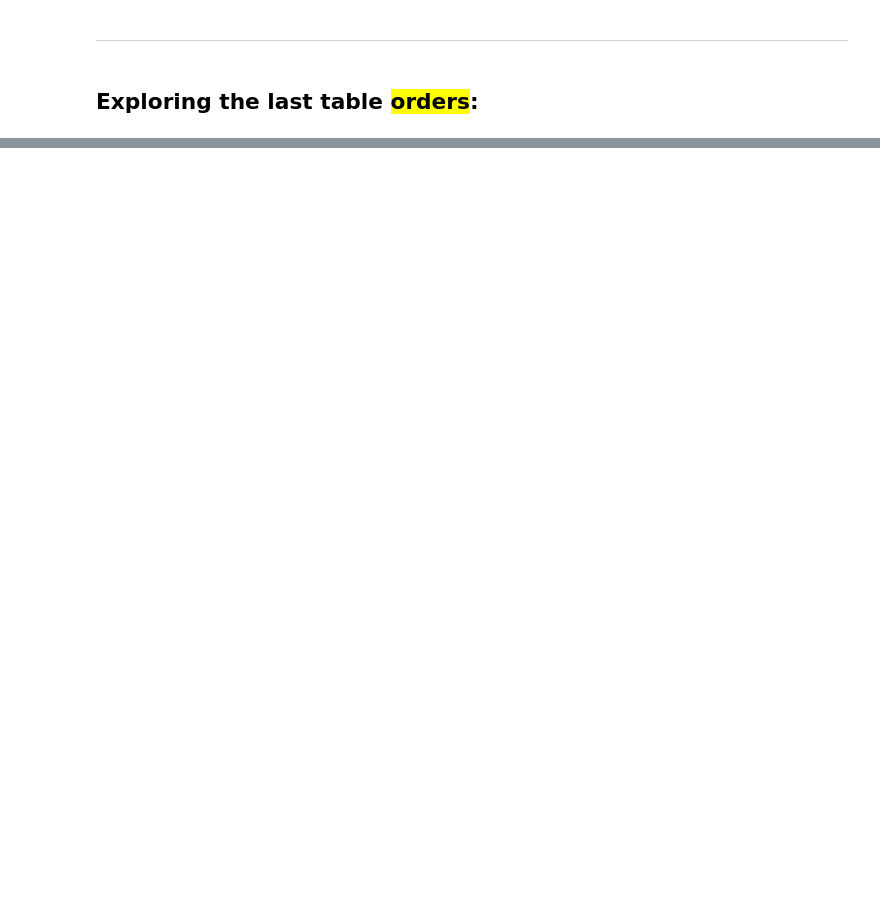
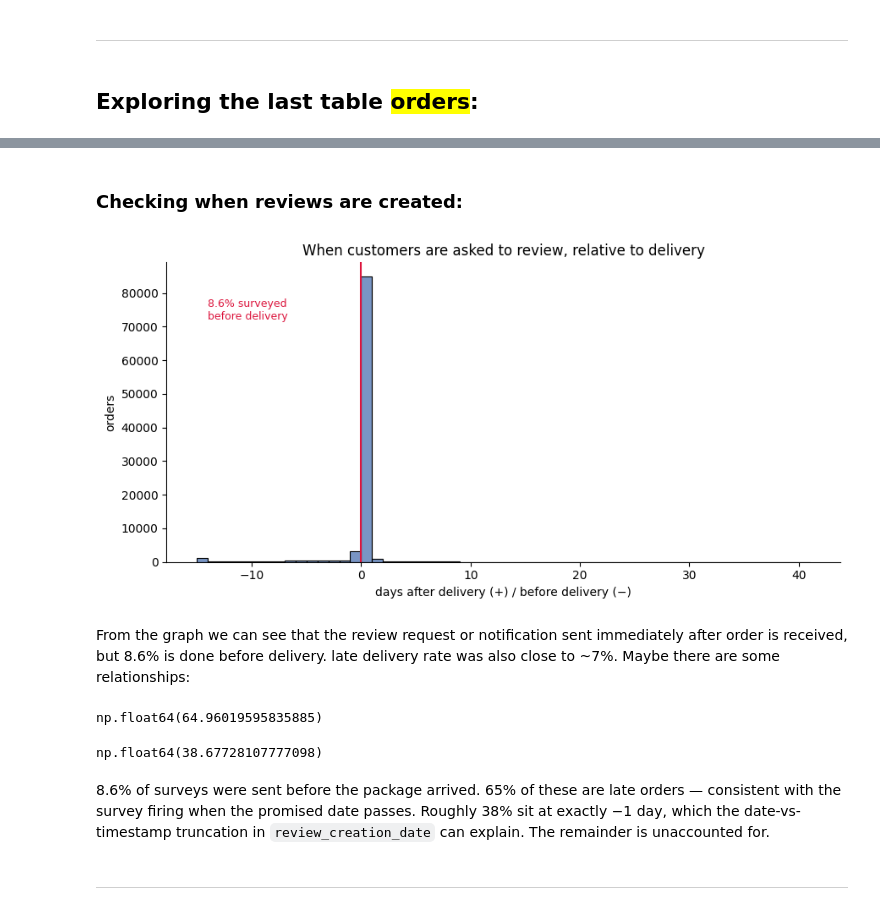
Before and after one commit to doniyor117/olist-marketplace-analysis, a Jupyter notebook: lab/lab.ipynb, the cells around one changed output, grey strips where cells are left out. Saved outputs shown, nothing was run; the diff lists cells and outputs as text; code cells hidden in the pictures; blank space fills up the shorter version.

```diff
--- a/lab/lab.ipynb
+++ b/lab/lab.ipynb
@@ -320,0 +807,15 @@ sus_tables_rel[sus_tables[2]]
+# %%
+reviews_agg = dataset['order_reviews'].groupby(by='order_id').agg({
+    'review_score':'mean',
+    'review_creation_date':'first',
+    'has_comment':'first'
+})
+
+orders_agg = orders_agg.merge(reviews_agg, how='inner', on='order_id')
+
+orders_agg['review_delay'] = (
+    pd.to_datetime(orders_agg['review_creation_date']) -
+    orders_agg['order_delivered_customer_date']
+).dt.days
+
+orders_agg.columns
@@ -320,0 +835,41 @@ sus_tables_rel[sus_tables[2]]
+# %% [markdown]
+### Checking when reviews are created:
+# %%
+fig, ax = plt.subplots(figsize=(9, 4.5))
+
+sns.histplot(orders_agg.review_delay.clip(-15, 40),
+             bins=range(-15, 42, 1), ax=ax, color="#4c72b0")
+
+ax.axvline(0, color="crimson", lw=1.5)
+
+before = (orders_agg.review_delay < 0).mean() * 100
+ax.text(-14, ax.get_ylim()[1] * 0.88,
+        f"{before:.1f}% surveyed\nbefore delivery",
+        color="crimson", fontsize=9, va="top")
+
+ax.set(title="When customers are asked to review, relative to delivery",
+       xlabel="days after delivery (+) / before delivery (−)",
+       ylabel="orders")
+sns.despine(ax=ax)
+
+plt.tight_layout()
+plt.gcf().savefig(os.path.join(FIGURES_DIR, "promise_vs_reliability.png"), dpi=200, bbox_inches='tight')
+# %% [output]
+[figure, added]
+# %% [markdown]
+From the graph we can see that the review request or notification sent immediately after order is received, but 8.6% is done before delivery. late delivery rate was also close to ~7%. Maybe there are some relationships:
+# %%
+orders_agg[orders_agg['review_delay'] < 0]['delivery_buffer_days'].lt(0).mean() * 100
+# %% [output]
+np.float64(64.96019595835885)
+# %%
+orders_agg[orders_agg['review_delay'] < 0]['review_delay'].ge(-1).mean() * 100
+# %% [output]
+np.float64(38.67728107777098)
+# %% [markdown]
+8.6% of surveys were sent before the package arrived. 65% of these are late
+orders — consistent with the survey firing when the promised date passes.
+Roughly 38% sit at exactly −1 day, which the date-vs-timestamp truncation in
+`review_creation_date` can explain. The remainder is unaccounted for.
+# %% [markdown]
+---
```
Also changed, not shown: parts of 118 cells of this notebook.
